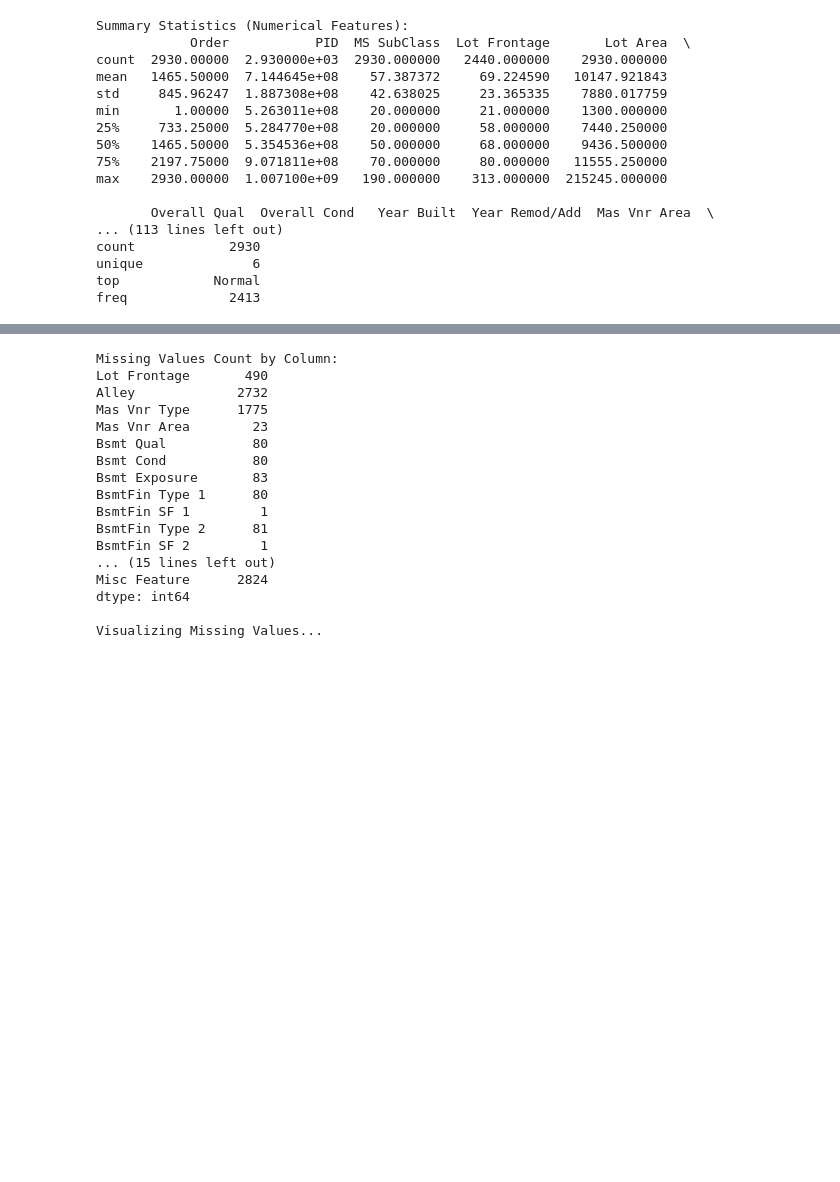
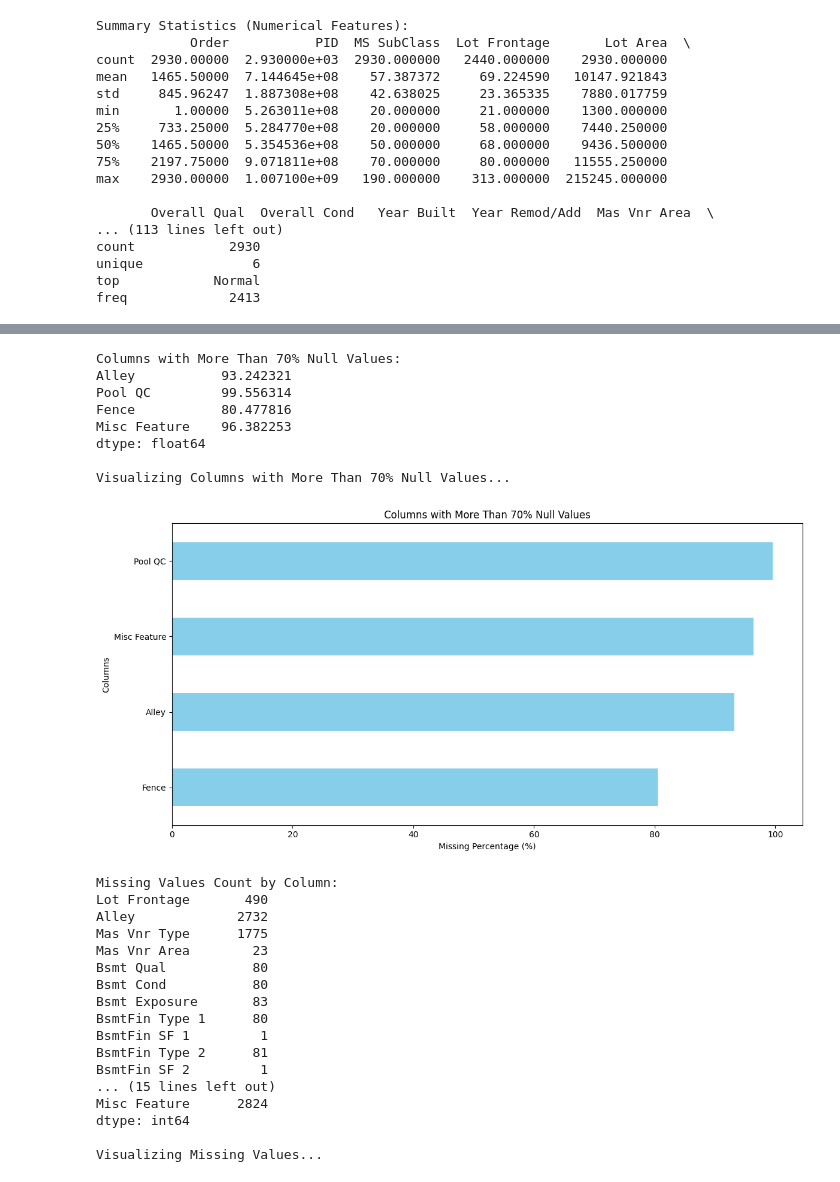
Before and after one commit to Ashutosh-Jarag/House-prices-Prediction, a Jupyter notebook: analysis/EDA.ipynb, the cells around one changed output, grey strips where cells are left out. Saved outputs shown, nothing was run; the diff lists cells and outputs as text; code cells hidden in the pictures; blank space fills up the shorter version.

```diff
--- a/analysis/EDA.ipynb
+++ b/analysis/EDA.ipynb
@@ -105,3 +210,16 @@ freq             2413
+# %%
+to_many_nulls = ColumnWithToManyNulls()
+to_many_nulls.analyze(df)
+# %% [output]
+Columns with More Than 70% Null Values:
+Alley           93.242321
+Pool QC         99.556314
+Fence           80.477816
+Misc Feature    96.382253
+dtype: float64
+
+Visualizing Columns with More Than 70% Null Values...
+[figure, added]
 # %%
 # Step 2: Missing Values Analysis
 # ------------------------------------
```
Also changed, not shown: parts of 13 cells of this notebook, 3 other files.
